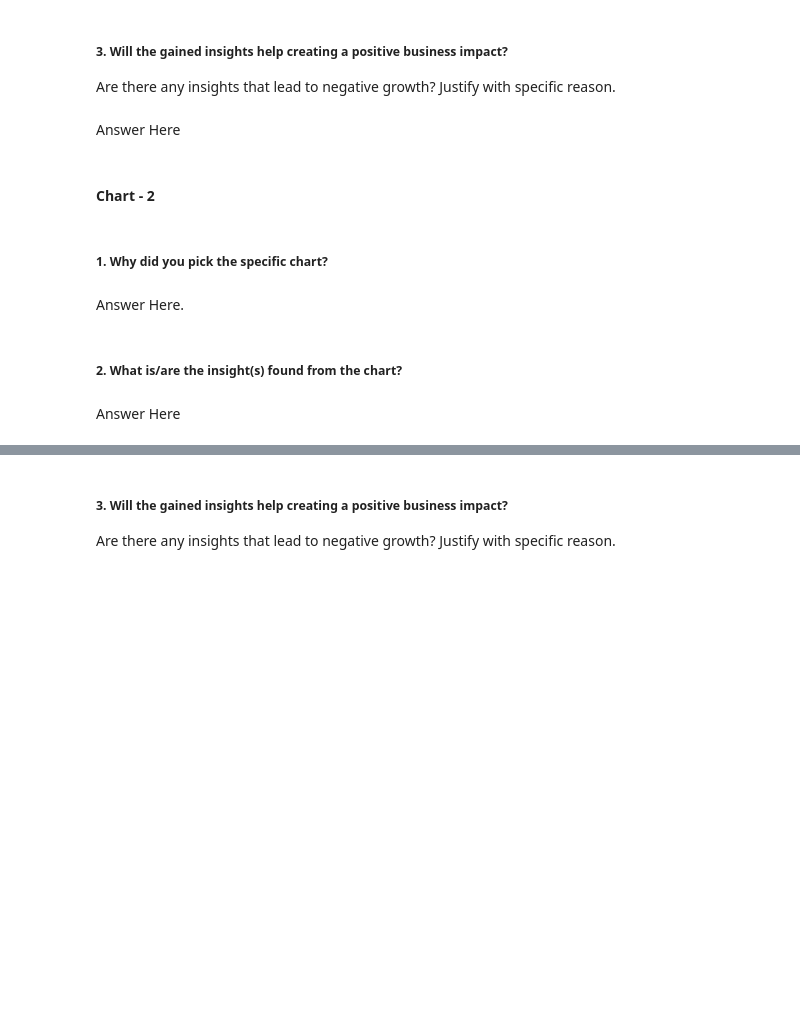
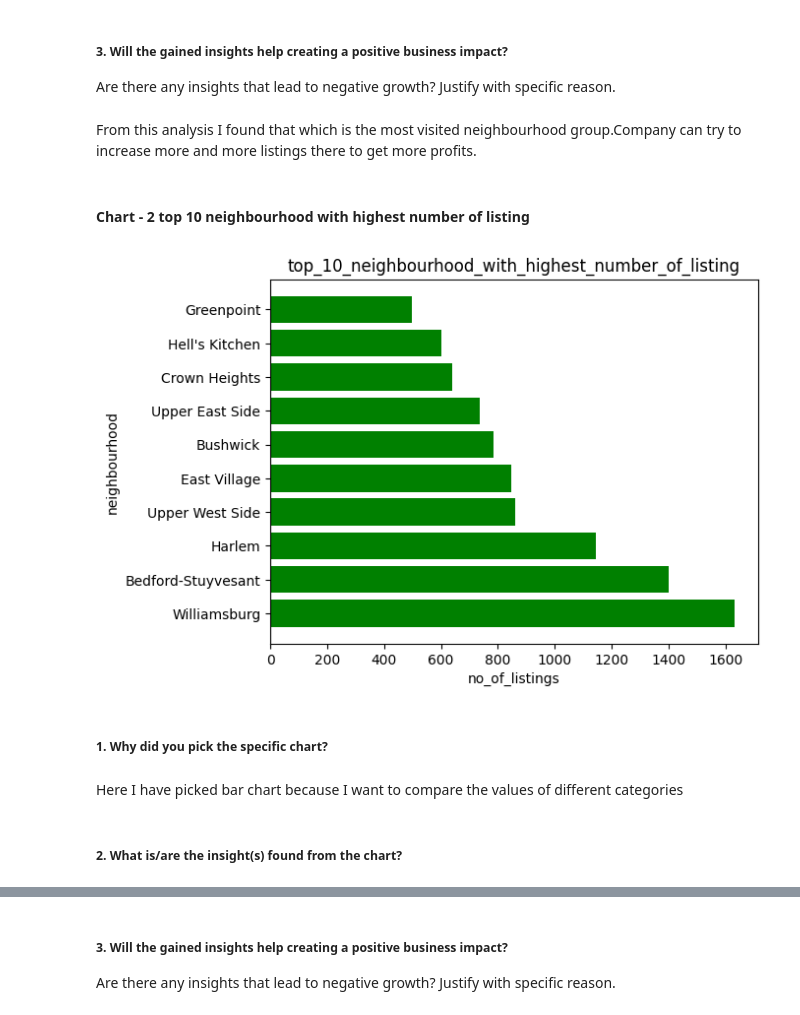
Before and after one commit to hitesh-lalwanii/Airbnb-Booking-Analysis, a Jupyter notebook: Airbnb_Booking_Analysis_By_Hitesh_Lalwani_(_Cohort_Lima).ipynb, the cells around one changed output, grey strips where cells are left out. Cells and saved outputs as stored; diff of their text form; code cells hidden in the pictures; blank space fills up the shorter version.

```diff
--- a/Airbnb_Booking_Analysis_By_Hitesh_Lalwani_(_Cohort_Lima).ipynb
+++ b/Airbnb_Booking_Analysis_By_Hitesh_Lalwani_(_Cohort_Lima).ipynb
@@ -306,7 +398,3 @@ Answer Here
 # %% [markdown]
 ##### 3. Will the gained insights help creating a positive business impact?
 Are there any insights that lead to negative growth? Justify with specific reason.
-# %% [markdown]
-Answer Here
-# %% [markdown]
-#### Chart - 2
@@ -315,8 +401,24 @@ Answer Here
+# %% [markdown]
+From this analysis I found that which is the most visited neighbourhood group.Company can try to increase more and more listings there to get more profits.
+# %% [markdown]
+#### Chart - 2 top 10 neighbourhood with highest number of listing
+# %%
+# Chart - 2 visualization code
+df=data["neighbourhood"].value_counts()
+df.sort_values(ascending=False)
+df=df.head(10)
+x=df.index
+y=df.values
+plt.barh(x,y,color="green")
+plt.ylabel("neighbourhood")
+plt.xlabel("no_of_listings")
+plt.title("top_10_neighbourhood_with_highest_number_of_listing")
+plt.show()
+# %% [output]
+[figure, added]
 # %% [markdown]
 ##### 1. Why did you pick the specific chart?
-# %% [markdown]
-Answer Here.
+# %% [markdown]
+Here I have picked bar chart because I want to compare the values of different categories
 # %% [markdown]
 ##### 2. What is/are the insight(s) found from the chart?
-# %% [markdown]
-Answer Here
```
Also changed, not shown: parts of 46 cells of this notebook.
